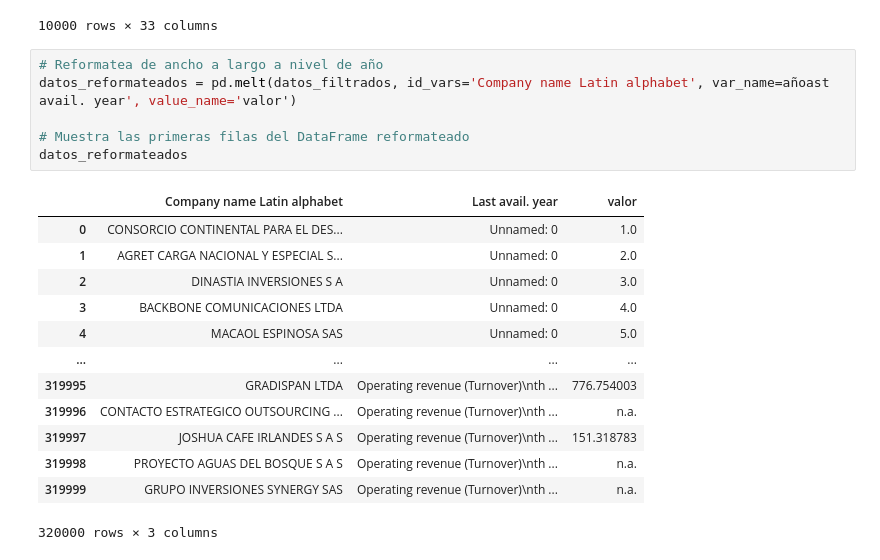
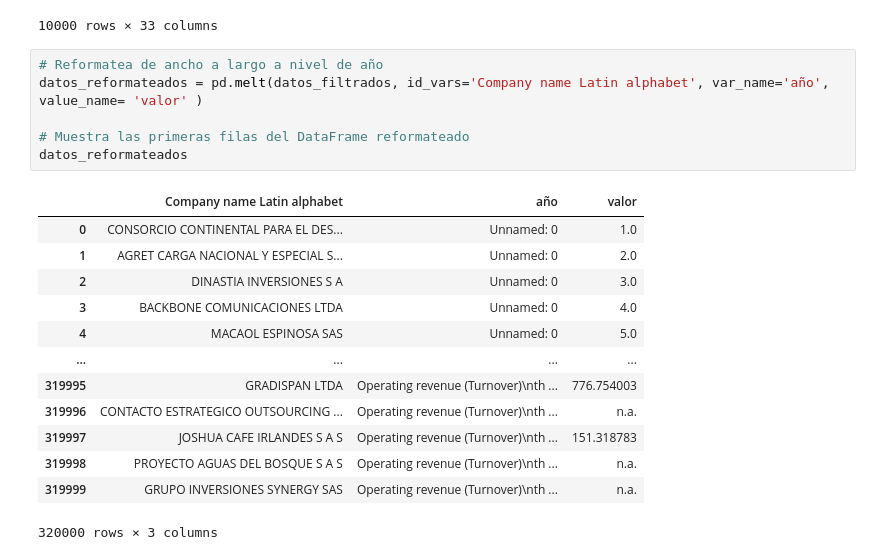
Before and after one commit to anzonyquispe/MediaLab_PUCP, a Jupyter notebook: Lecture_4/Assignment_4/group_5_ass_4_2024.ipynb, the cells around one changed output. Cells and saved outputs as stored; diff of their text form.

```diff
--- a/Lecture_4/Assignment_4/group_5_ass_4_2024.ipynb
+++ b/Lecture_4/Assignment_4/group_5_ass_4_2024.ipynb
@@ -67,12 +67,12 @@ datos_filtrados
 10000 rows × 33 columns
 # %%
 # Reformatea de ancho a largo a nivel de año
-datos_reformateados = pd.melt(datos_filtrados, id_vars='Company name Latin alphabet', var_name=añoast avail. year', value_name='valor')
+datos_reformateados = pd.melt(datos_filtrados, id_vars='Company name Latin alphabet', var_name='año', value_name= 'valor' )
 
 # Muestra las primeras filas del DataFrame reformateado
 datos_reformateados
 # %% [output]
-|  | Company name Latin alphabet | Last avail. year | valor |
+|  | Company name Latin alphabet | año | valor |
 | 0 | CONSORCIO CONTINENTAL PARA EL DES... | Unnamed: 0 | 1.0 |
 | 1 | AGRET CARGA NACIONAL Y ESPECIAL S... | Unnamed: 0 | 2.0 |
 | 2 | DINASTIA INVERSIONES S A | Unnamed: 0 | 3.0 |
```
Also changed, not shown: parts of 5 cells of this notebook.
